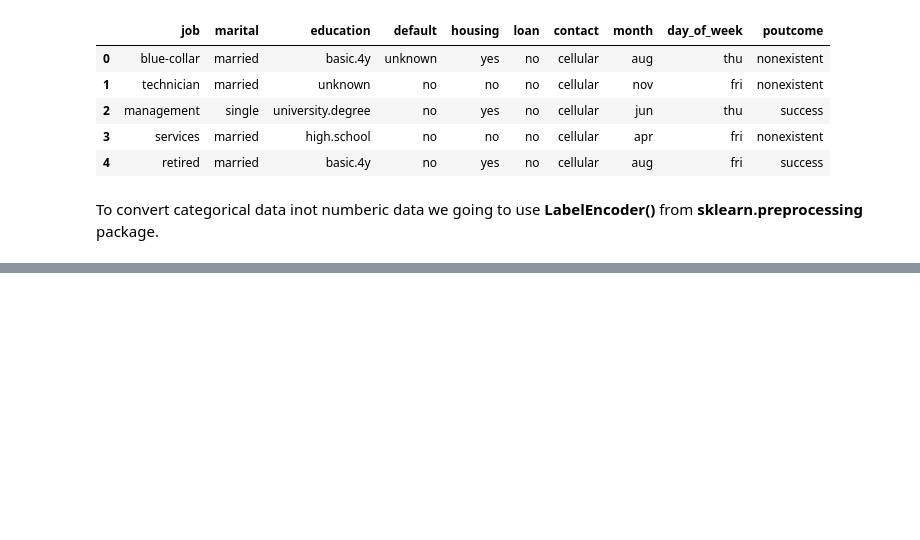
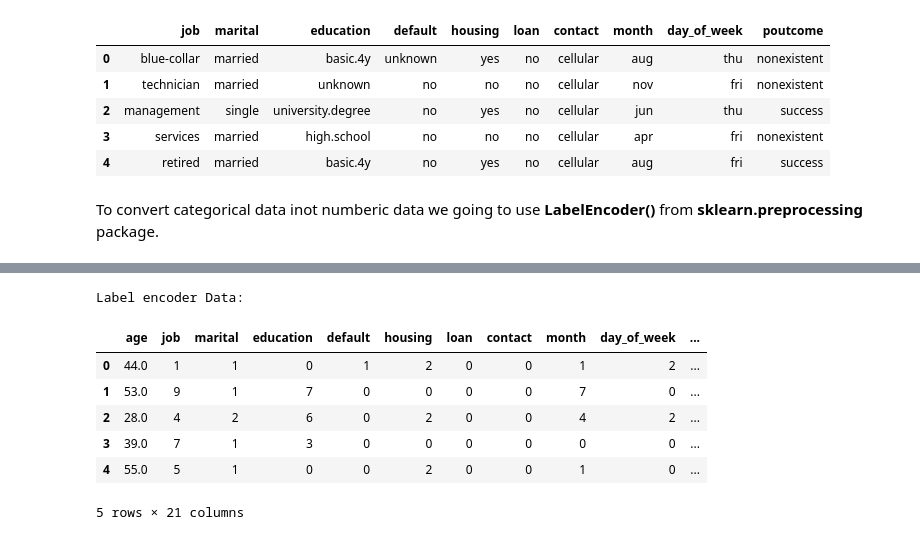
Before and after one commit to jafetpintle/DataManipulation, a Jupyter notebook: Capitulo_1_Datos.ipynb, the cells around one changed output, grey strips where cells are left out. Cells and saved outputs as stored; diff of their text form; code cells hidden in the pictures; blank space fills up the shorter version.

```diff
--- a/Capitulo_1_Datos.ipynb
+++ b/Capitulo_1_Datos.ipynb
@@ -515,0 +537,9 @@ from sklearn.preprocessing import LabelEncoder
+# %%
+import pandas as pd
+import numpy as np
+from sklearn.preprocessing import OneHotEncoder
+
+dataset = 'https://github.com/TrainingByPackt/Data-Science-with-Python/blob/master/Chapter01/Data/Banking_Marketing.csv?raw=true'
+
+df = pd.read_csv(dataset, header=0)
+df.head()
@@ -515,0 +572,18 @@ from sklearn.preprocessing import LabelEncoder
+# %%
+#Performing label encoder
+from sklearn.preprocessing import LabelEncoder
+label_encoder = LabelEncoder()
+
+for i in data_column_category:
+  df[i] = label_encoder.fit_transform(df[i])
+print('Label encoder Data:')
+df.head()
+# %% [output]
+Label encoder Data:
+|  | age | job | marital | education | default | housing | loan | contact | month | day_of_week | ... |
+| 0 | 44.0 | 1 | 1 | 0 | 1 | 2 | 0 | 0 | 1 | 2 | ... |
+| 1 | 53.0 | 9 | 1 | 7 | 0 | 0 | 0 | 0 | 7 | 0 | ... |
+| 2 | 28.0 | 4 | 2 | 6 | 0 | 2 | 0 | 0 | 4 | 2 | ... |
+| 3 | 39.0 | 7 | 1 | 3 | 0 | 0 | 0 | 0 | 0 | 0 | ... |
+| 4 | 55.0 | 5 | 1 | 0 | 0 | 2 | 0 | 0 | 1 | 0 | ... |
+5 rows × 21 columns
```
Also changed, not shown: parts of 9 cells of this notebook.
